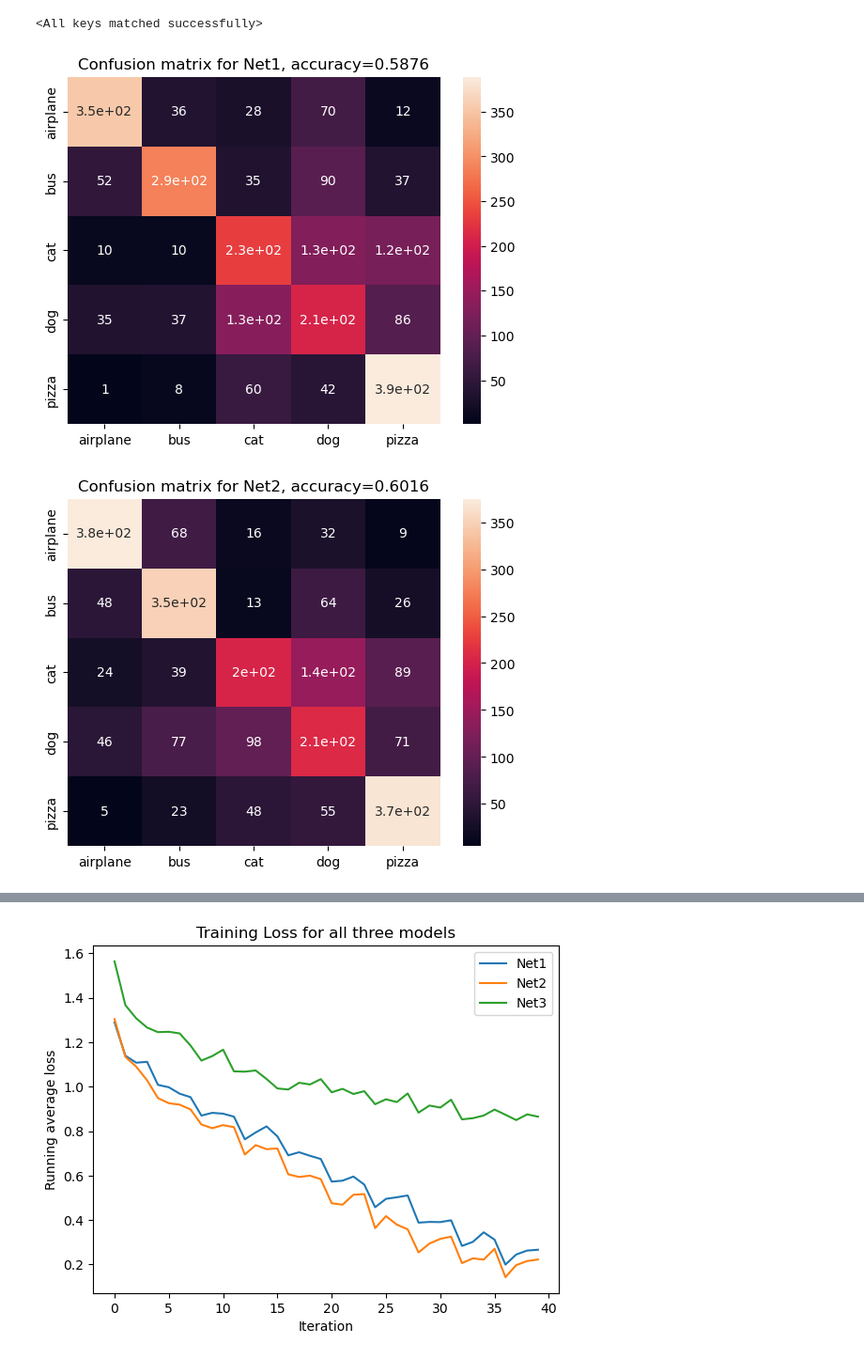
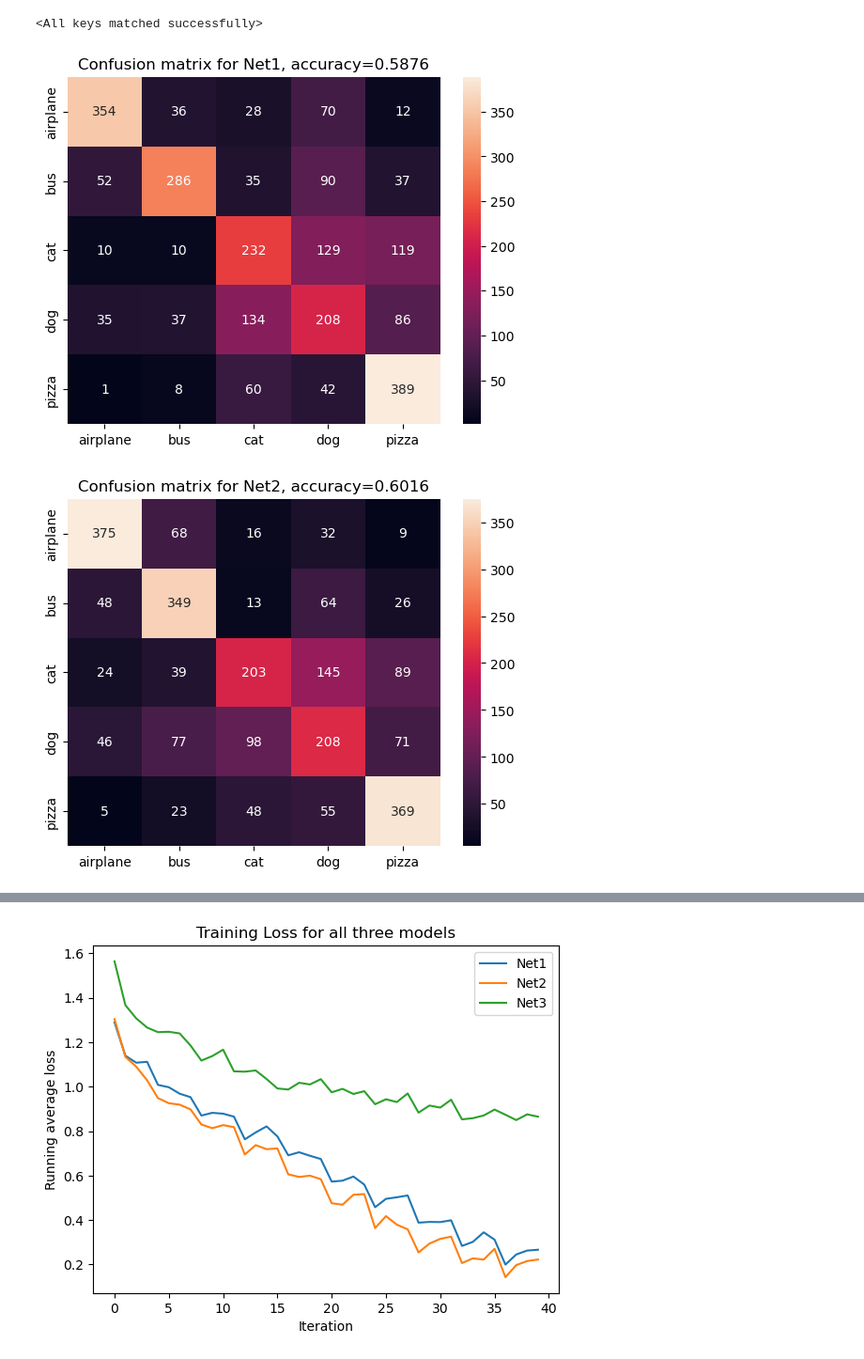
Before and after one commit to akamsali/ECE60146-DeepLearning-HWs-2023, a Jupyter notebook: HW4/chained.ipynb, the cells around one changed output, grey strips where cells are left out. Shown at 94% size. Drawn from its saved outputs; the diff is of its cells as text; code cells hidden in the pictures.

```diff
--- a/HW4/chained.ipynb
+++ b/HW4/chained.ipynb
@@ -45,15 +45,15 @@ def validation(net, val_dataset):
 # %%
 def validate_and_conf_matrix(net, val_dataset, name='Net'):
     t, p = validation(net, val_dataset=val_dataset)
     cm = confusion_matrix(t, p)
     plt.figure()
-    sns.heatmap(cm, annot=cm, xticklabels=categories, yticklabels=categories)
+    sns.heatmap(cm, annot=cm, xticklabels=categories, yticklabels=categories, fmt='g')
     plt.title(f"Confusion matrix for {name}, accuracy={accuracy_score(t, p)}")
     plt.savefig(f'results/cm_{name}.png')
 
 validate_and_conf_matrix(net1, val_dataset, name="Net1")
 validate_and_conf_matrix(net2, val_dataset, name="Net2")
 validate_and_conf_matrix(net3, val_dataset, name="Net3")
 # %% [output]
-[figure, old version]
+[figure, new version]
-[figure, old version]
+[figure, new version]
```
Also changed, not shown: parts of 1 cell of this notebook, 3 other files.
